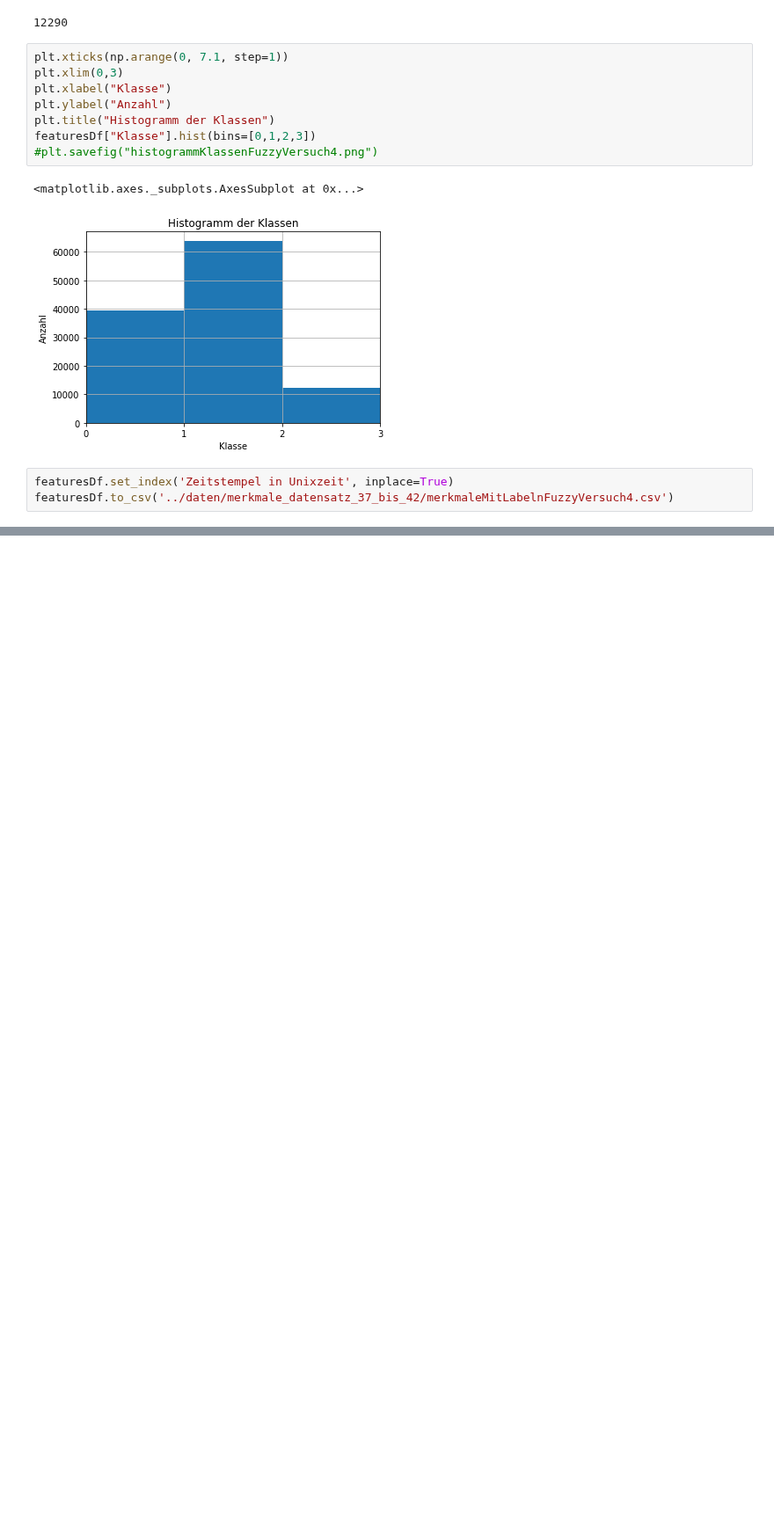
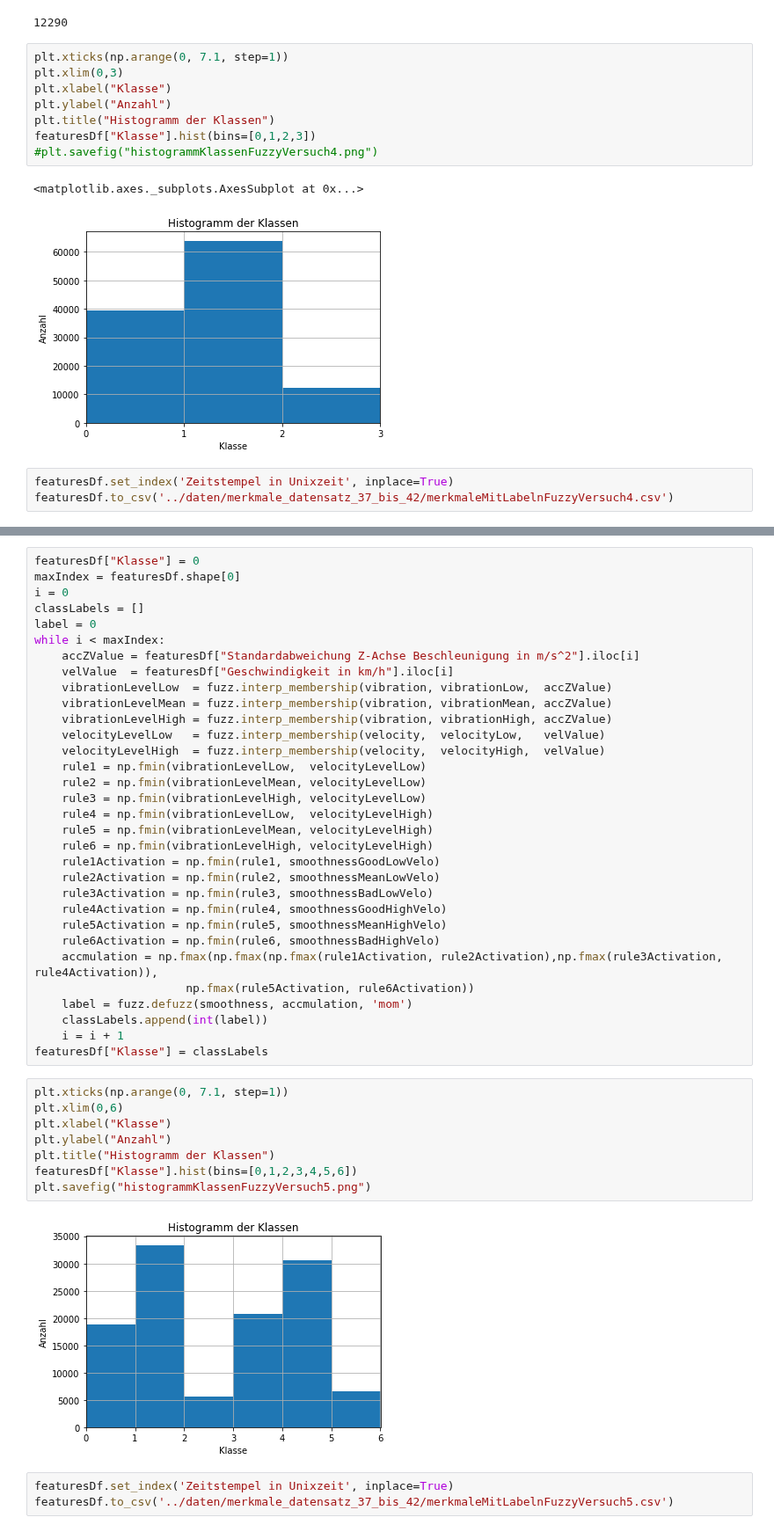
Before and after one commit to SandGreif/FahrradwegeKlassifizierung, a Jupyter notebook: daten_labeln/fuzzyLogic.ipynb, the cells around one changed output, grey strips where cells are left out. Shown at 88% size. Cells and saved outputs as stored; diff of their text form; blank space fills up the shorter version.

```diff
--- a/daten_labeln/fuzzyLogic.ipynb
+++ b/daten_labeln/fuzzyLogic.ipynb
@@ -820,0 +960,45 @@ featuresDf.to_csv('../daten/merkmale_datensatz_37_bis_42/merkmaleMitLabelnFuzzyV
+# %%
+featuresDf["Klasse"] = 0
+maxIndex = featuresDf.shape[0]
+i = 0
+classLabels = []
+label = 0
+while i < maxIndex:
+    accZValue = featuresDf["Standardabweichung Z-Achse Beschleunigung in m/s^2"].iloc[i]
+    velValue  = featuresDf["Geschwindigkeit in km/h"].iloc[i]
+    vibrationLevelLow  = fuzz.interp_membership(vibration, vibrationLow,  accZValue)
+    vibrationLevelMean = fuzz.interp_membership(vibration, vibrationMean, accZValue)
+    vibrationLevelHigh = fuzz.interp_membership(vibration, vibrationHigh, accZValue)
+    velocityLevelLow   = fuzz.interp_membership(velocity,  velocityLow,   velValue)
+    velocityLevelHigh  = fuzz.interp_membership(velocity,  velocityHigh,  velValue)
+    rule1 = np.fmin(vibrationLevelLow,  velocityLevelLow)
+    rule2 = np.fmin(vibrationLevelMean, velocityLevelLow)
+    rule3 = np.fmin(vibrationLevelHigh, velocityLevelLow)
+    rule4 = np.fmin(vibrationLevelLow,  velocityLevelHigh)
+    rule5 = np.fmin(vibrationLevelMean, velocityLevelHigh)
+    rule6 = np.fmin(vibrationLevelHigh, velocityLevelHigh)
+    rule1Activation = np.fmin(rule1, smoothnessGoodLowVelo)
+    rule2Activation = np.fmin(rule2, smoothnessMeanLowVelo)
+    rule3Activation = np.fmin(rule3, smoothnessBadLowVelo)
+    rule4Activation = np.fmin(rule4, smoothnessGoodHighVelo)
+    rule5Activation = np.fmin(rule5, smoothnessMeanHighVelo)
+    rule6Activation = np.fmin(rule6, smoothnessBadHighVelo)
+    accmulation = np.fmax(np.fmax(np.fmax(rule1Activation, rule2Activation),np.fmax(rule3Activation, rule4Activation)),
+                      np.fmax(rule5Activation, rule6Activation))
+    label = fuzz.defuzz(smoothness, accmulation, 'mom')
+    classLabels.append(int(label))
+    i = i + 1
+featuresDf["Klasse"] = classLabels
+# %%
+plt.xticks(np.arange(0, 7.1, step=1))
+plt.xlim(0,6)
+plt.xlabel("Klasse")
+plt.ylabel("Anzahl")
+plt.title("Histogramm der Klassen")
+featuresDf["Klasse"].hist(bins=[0,1,2,3,4,5,6])
+plt.savefig("histogrammKlassenFuzzyVersuch5.png")
+# %% [output]
+[figure, added]
+# %%
+featuresDf.set_index('Zeitstempel in Unixzeit', inplace=True)
+featuresDf.to_csv('../daten/merkmale_datensatz_37_bis_42/merkmaleMitLabelnFuzzyVersuch5.csv')
```
Also changed, not shown: parts of 9 cells of this notebook, 3 other files.
